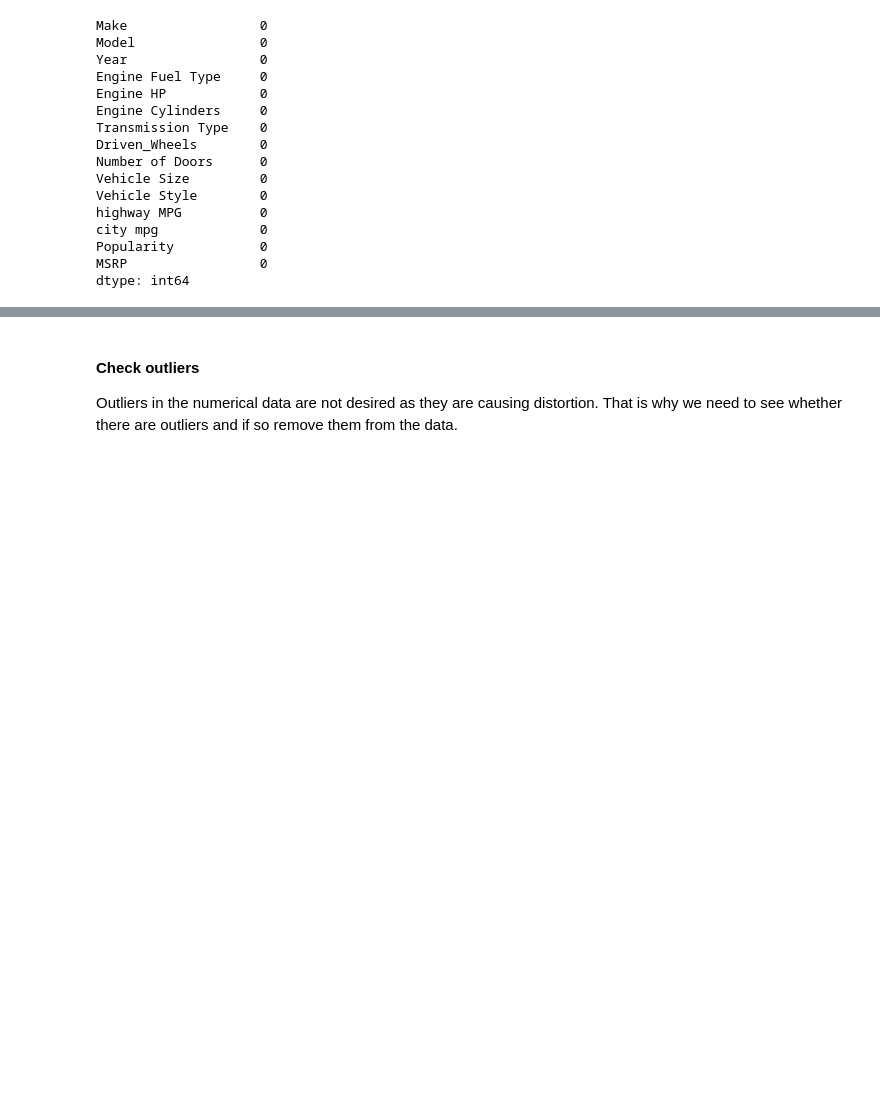
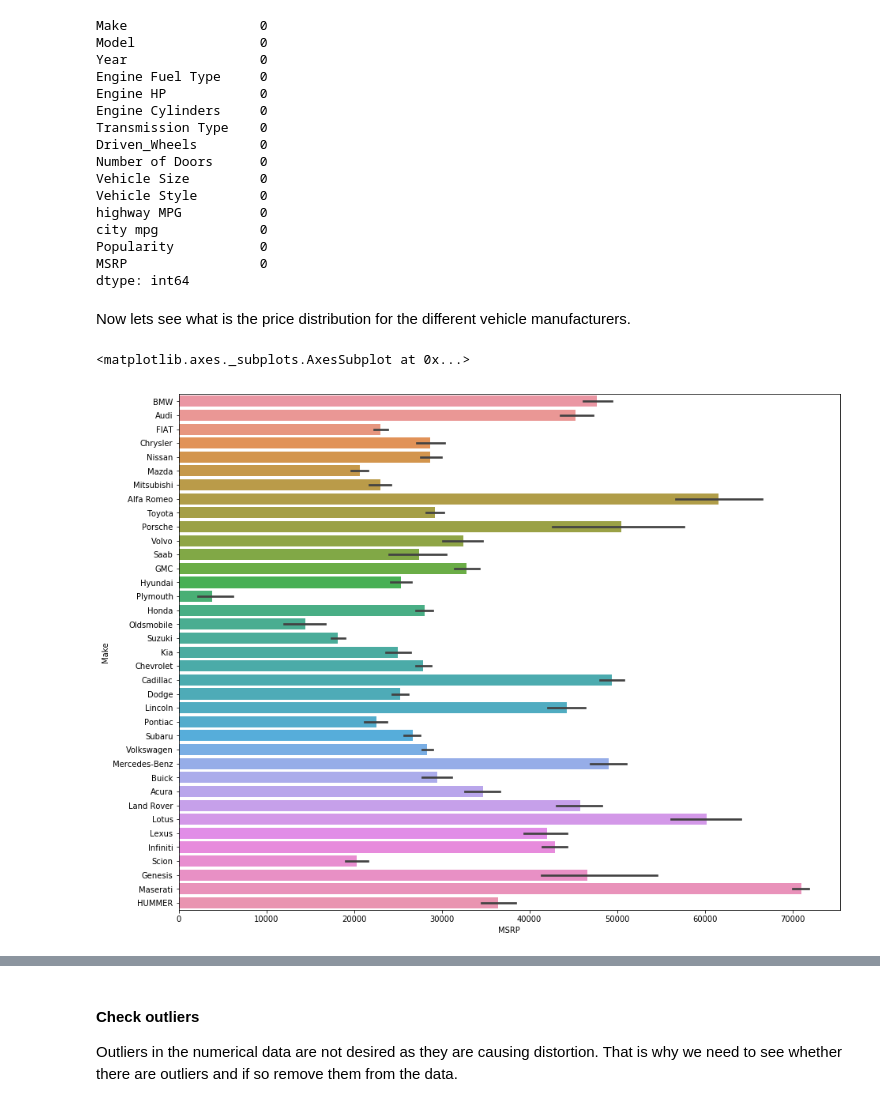
Before and after one commit to taagitacc/car-price-factors, a Jupyter notebook: price_analysis.ipynb, the cells around one changed output, grey strips where cells are left out. Drawn from its saved outputs; the diff is of its cells as text; code cells hidden in the pictures; blank space fills up the shorter version.

```diff
--- a/price_analysis.ipynb
+++ b/price_analysis.ipynb
@@ -349,3 +349,11 @@ city mpg             0
 Popularity           0
 MSRP                 0
 dtype: int64
+# %% [markdown]
+Now lets see what is the price distribution for the different vehicle manufacturers.
+# %%
+plt.figure(figsize=(15,12))
+sns.barplot(data=df, y = "Make", x = "MSRP")
+# %% [output]
+<matplotlib.axes._subplots.AxesSubplot at 0x...>
+[figure, added]
```
Also changed, not shown: parts of 5 cells of this notebook.
